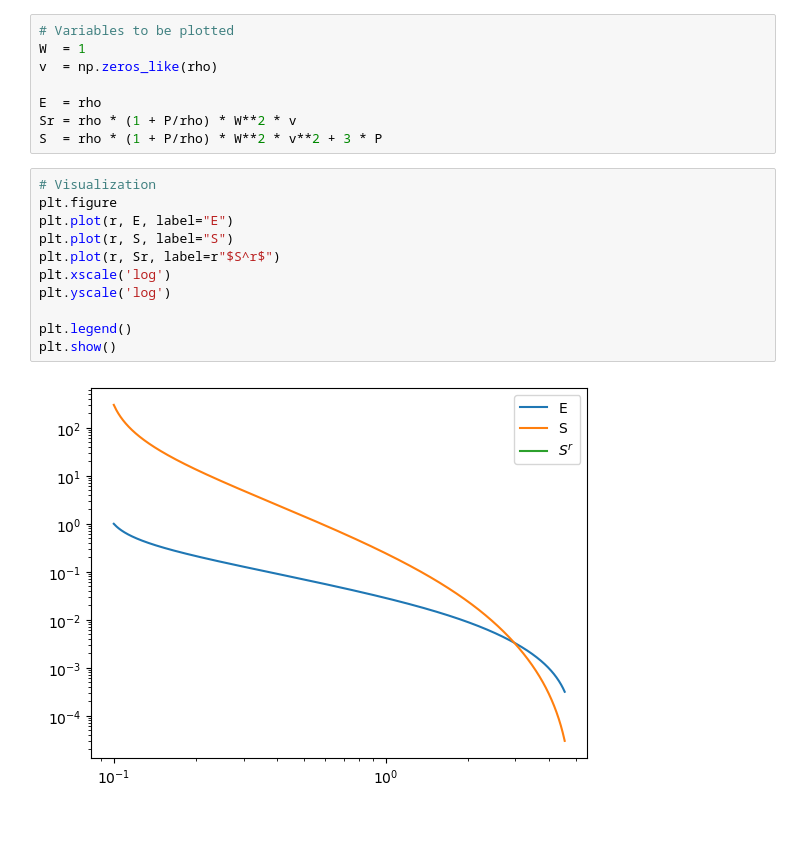
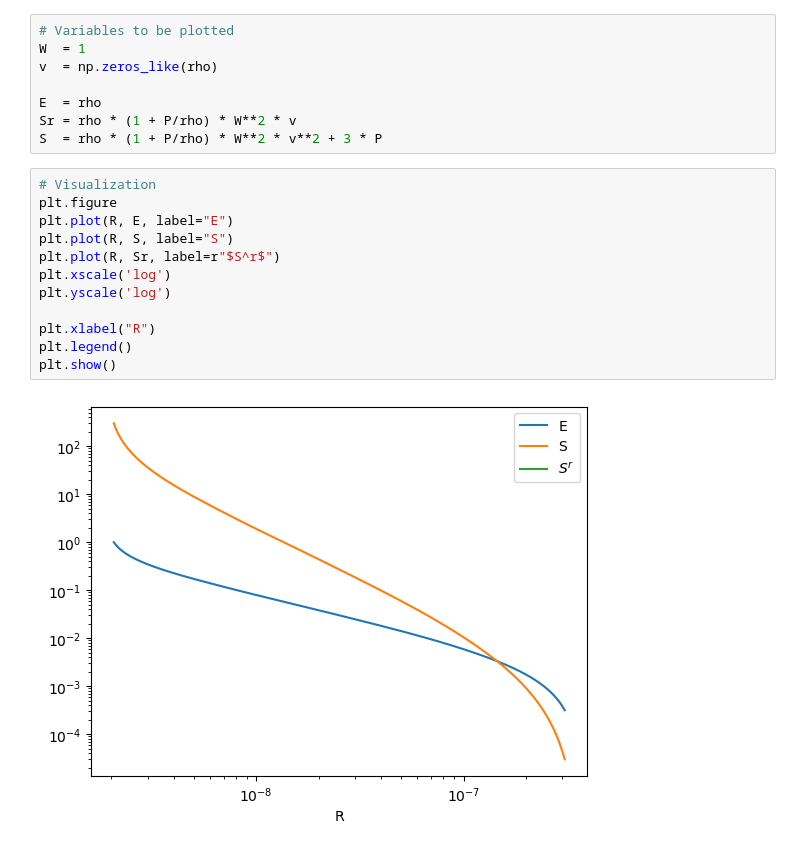
Before and after one commit to Poincare-code/henri, a Jupyter notebook: notebooks/figures.ipynb, the cells around one changed output. Drawn from its saved outputs; the diff is of its cells as text; blank space fills up the shorter version.

```diff
--- a/notebooks/figures.ipynb
+++ b/notebooks/figures.ipynb
@@ -24,16 +24,17 @@ S  = rho * (1 + P/rho) * W**2 * v**2 + 3 * P
 # %%
 # Visualization
 plt.figure
-plt.plot(r, E, label="E")
-plt.plot(r, S, label="S")
-plt.plot(r, Sr, label=r"$S^r$")
+plt.plot(R, E, label="E")
+plt.plot(R, S, label="S")
+plt.plot(R, Sr, label=r"$S^r$")
 plt.xscale('log')
 plt.yscale('log')
 
+plt.xlabel("R")
 plt.legend()
 plt.show()
 # %% [output]
-[figure, old version]
+[figure, new version]
 # %%
 # Now apply a perturbation on the velocity v, effects on W are negligible
 # Perturbation parameters
```
Also changed, not shown: parts of 2 cells of this notebook.
